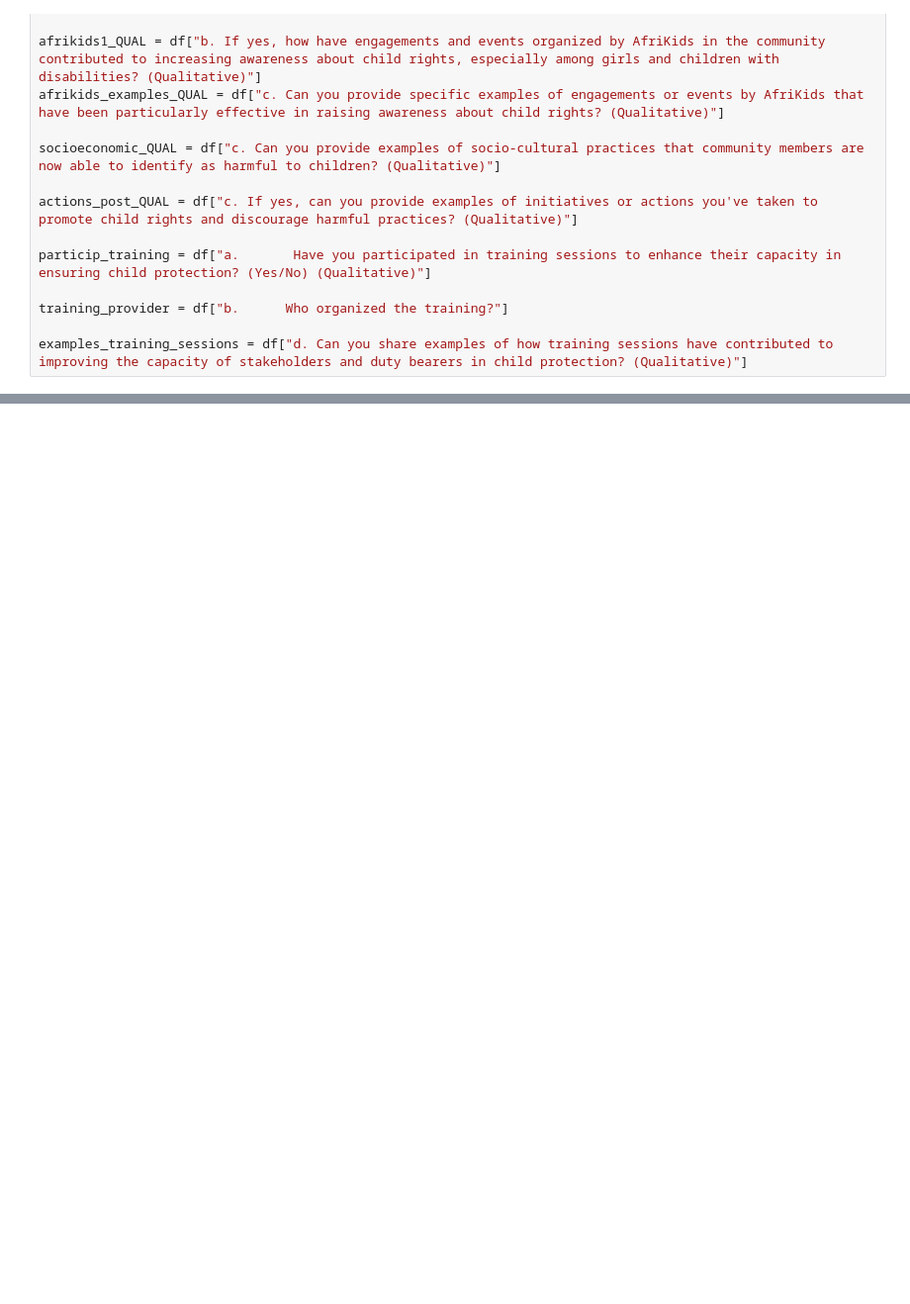
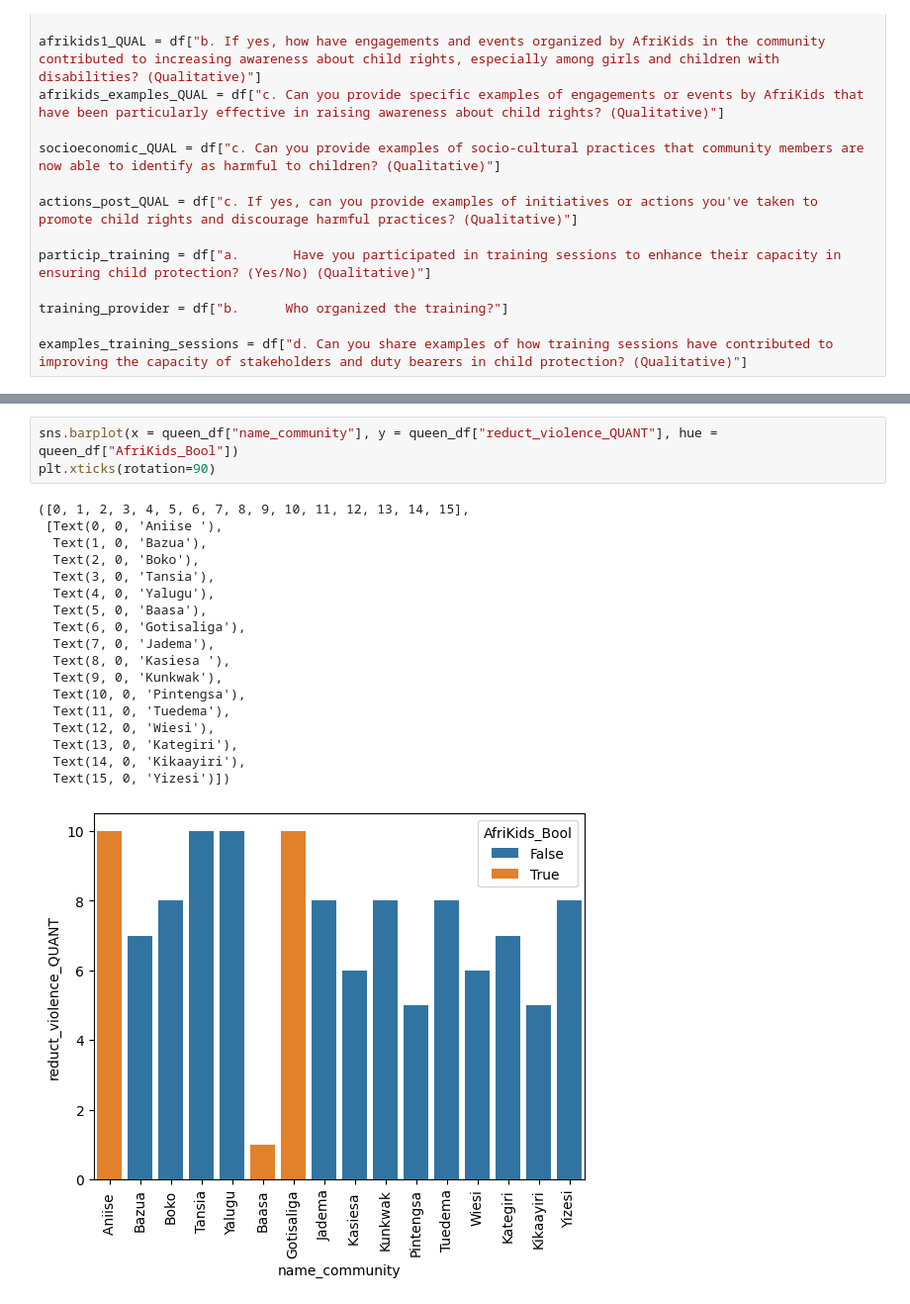
Before and after one commit to dfglondon24/Team-1, a Jupyter notebook: sofia_queen_chief.ipynb, the cells around one changed output, grey strips where cells are left out. Shown at 99% size. Cells and saved outputs as stored; diff of their text form; blank space fills up the shorter version.

```diff
--- a/sofia_queen_chief.ipynb
+++ b/sofia_queen_chief.ipynb
@@ -50,0 +93,22 @@ Name: d. Can you share examples of how training sessions have contributed to imp
+# %%
+sns.barplot(x = queen_df["name_community"], y = queen_df["reduct_violence_QUANT"], hue = queen_df["AfriKids_Bool"])
+plt.xticks(rotation=90)
+# %% [output]
+([0, 1, 2, 3, 4, 5, 6, 7, 8, 9, 10, 11, 12, 13, 14, 15],
+ [Text(0, 0, 'Aniise '),
+  Text(1, 0, 'Bazua'),
+  Text(2, 0, 'Boko'),
+  Text(3, 0, 'Tansia'),
+  Text(4, 0, 'Yalugu'),
+  Text(5, 0, 'Baasa'),
+  Text(6, 0, 'Gotisaliga'),
+  Text(7, 0, 'Jadema'),
+  Text(8, 0, 'Kasiesa '),
+  Text(9, 0, 'Kunkwak'),
+  Text(10, 0, 'Pintengsa'),
+  Text(11, 0, 'Tuedema'),
+  Text(12, 0, 'Wiesi'),
+  Text(13, 0, 'Kategiri'),
+  Text(14, 0, 'Kikaayiri'),
+  Text(15, 0, 'Yizesi')])
+[figure, added]
```
Also changed, not shown: parts of 7 cells of this notebook.
